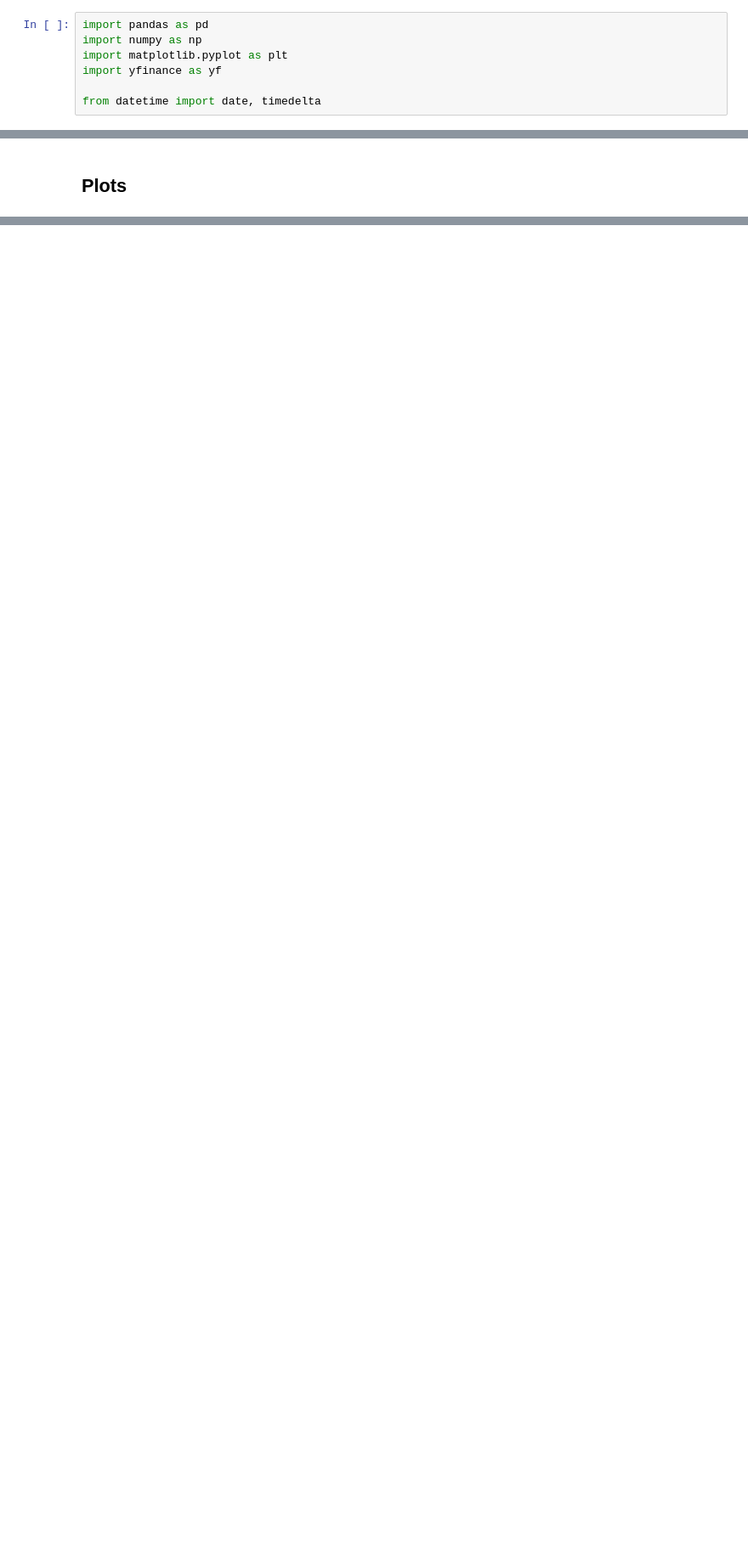
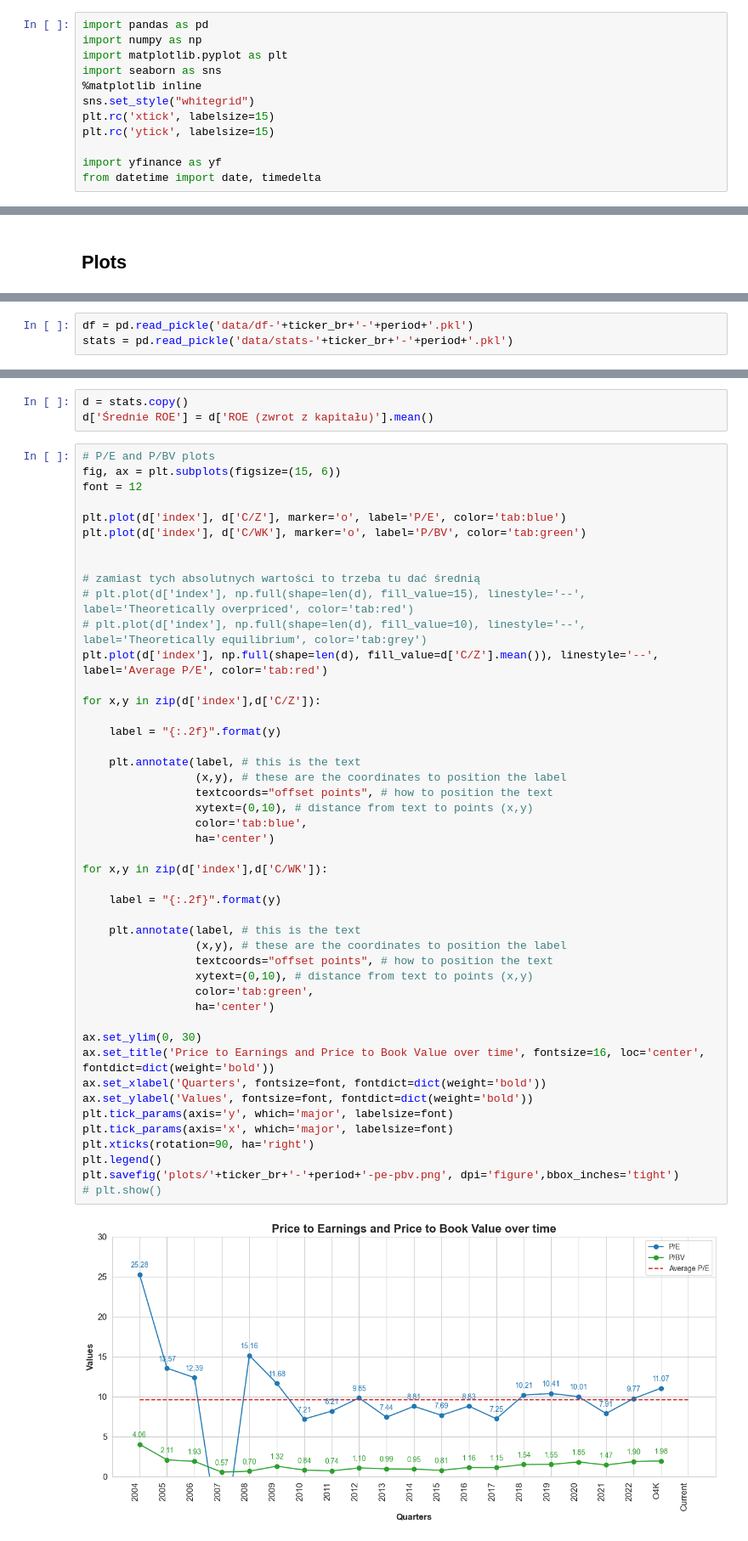
Before and after one commit to chomiczdawid/stock-fundamental-analysis, a Jupyter notebook: fundamental_analysis.ipynb, the cells around one changed output, grey strips where cells are left out. Shown: that part at 85% size. Drawn from its saved outputs; the diff is of its cells as text; blank space fills up the shorter version.

Commit message:
add plots, save data, savefig, readme

```diff
--- a/fundamental_analysis.ipynb
+++ b/fundamental_analysis.ipynb
@@ -2,8 +2,13 @@
 import pandas as pd
 import numpy as np
 import matplotlib.pyplot as plt
+import seaborn as sns
+%matplotlib inline
+sns.set_style("whitegrid")
+plt.rc('xtick', labelsize=15)
+plt.rc('ytick', labelsize=15)
+
 import yfinance as yf
-
 from datetime import date, timedelta
 # %% [markdown]
 ToDo:
@@ -184,0 +184,3 @@ stats.groupby('index').sum()
+# %%
+df = pd.read_pickle('data/df-'+ticker_br+'-'+period+'.pkl')
+stats = pd.read_pickle('data/stats-'+ticker_br+'-'+period+'.pkl')
@@ -184,0 +196,51 @@ stats.groupby('index').sum()
+# %%
+d = stats.copy()
+d['Średnie ROE'] = d['ROE (zwrot z kapitału)'].mean()
+# %%
+# P/E and P/BV plots
+fig, ax = plt.subplots(figsize=(15, 6))
+font = 12
+
+plt.plot(d['index'], d['C/Z'], marker='o', label='P/E', color='tab:blue')
+plt.plot(d['index'], d['C/WK'], marker='o', label='P/BV', color='tab:green')
+
+
+# zamiast tych absolutnych wartości to trzeba tu dać średnią
+# plt.plot(d['index'], np.full(shape=len(d), fill_value=15), linestyle='--', label='Theoretically overpriced', color='tab:red')
+# plt.plot(d['index'], np.full(shape=len(d), fill_value=10), linestyle='--', label='Theoretically equilibrium', color='tab:grey')
+plt.plot(d['index'], np.full(shape=len(d), fill_value=d['C/Z'].mean()), linestyle='--', label='Average P/E', color='tab:red')
+
+for x,y in zip(d['index'],d['C/Z']):
+
+    label = "{:.2f}".format(y)
+
+    plt.annotate(label, # this is the text
+                 (x,y), # these are the coordinates to position the label
+                 textcoords="offset points", # how to position the text
+                 xytext=(0,10), # distance from text to points (x,y)
+                 color='tab:blue',
+                 ha='center')
+
+for x,y in zip(d['index'],d['C/WK']):
+
+    label = "{:.2f}".format(y)
+
+    plt.annotate(label, # this is the text
+                 (x,y), # these are the coordinates to position the label
+                 textcoords="offset points", # how to position the text
+                 xytext=(0,10), # distance from text to points (x,y)
+                 color='tab:green',
+                 ha='center')
+
+ax.set_ylim(0, 30)
+ax.set_title('Price to Earnings and Price to Book Value over time', fontsize=16, loc='center', fontdict=dict(weight='bold'))
+ax.set_xlabel('Quarters', fontsize=font, fontdict=dict(weight='bold'))
+ax.set_ylabel('Values', fontsize=font, fontdict=dict(weight='bold'))
+plt.tick_params(axis='y', which='major', labelsize=font)
+plt.tick_params(axis='x', which='major', labelsize=font)
+plt.xticks(rotation=90, ha='right')
+plt.legend()
+plt.savefig('plots/'+ticker_br+'-'+period+'-pe-pbv.png', dpi='figure',bbox_inches='tight')
+# plt.show()
+# %% [output]
+[figure, added]
```
Also changed, not shown: parts of 19 cells of this notebook, 22 other files.
